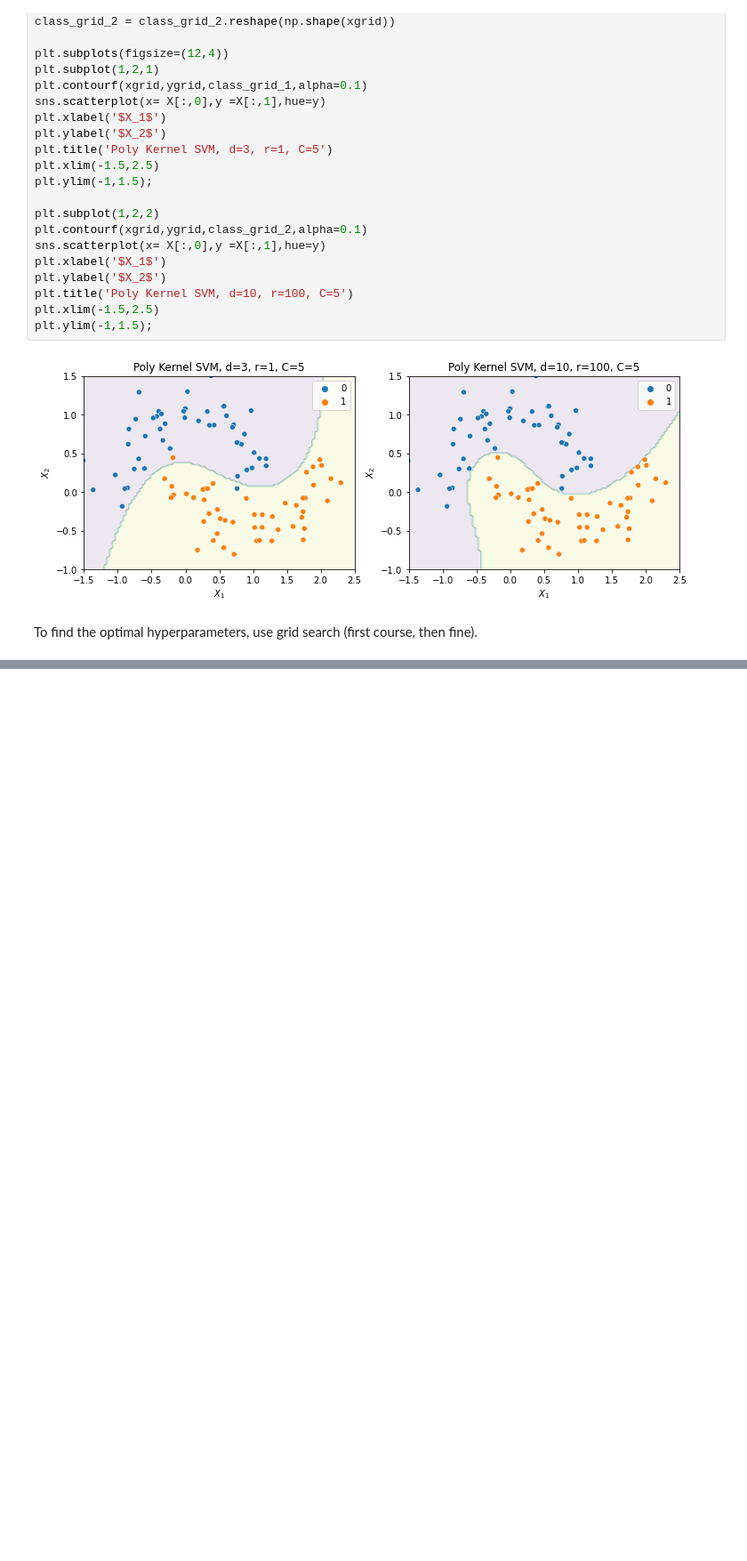
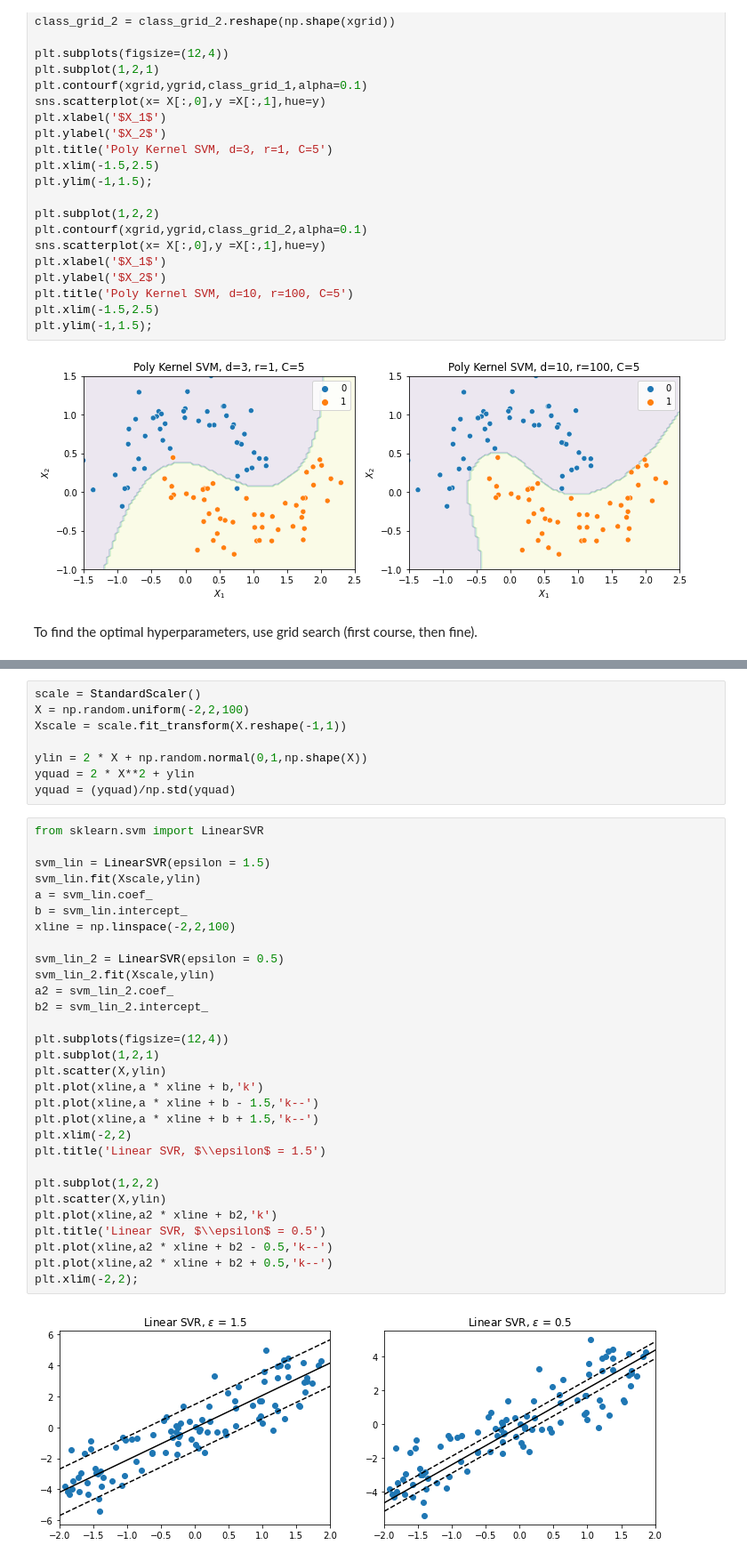
Before and after one commit to mtekant/HOML_2ndEdition, a Jupyter notebook: HOML Notes Ch 5.ipynb, the cells around one changed output, grey strips where cells are left out. Shown at 89% size. Saved outputs shown, nothing was run; the diff lists cells and outputs as text; blank space fills up the shorter version.

```diff
--- a/HOML Notes Ch 5.ipynb
+++ b/HOML Notes Ch 5.ipynb
@@ -232,0 +268,40 @@ To find the optimal hyperparameters, use grid search (first course, then fine).
+# %%
+scale = StandardScaler()
+X = np.random.uniform(-2,2,100)
+Xscale = scale.fit_transform(X.reshape(-1,1))
+
+ylin = 2 * X + np.random.normal(0,1,np.shape(X))
+yquad = 2 * X**2 + ylin
+yquad = (yquad)/np.std(yquad)
+# %%
+from sklearn.svm import LinearSVR
+
+svm_lin = LinearSVR(epsilon = 1.5)
+svm_lin.fit(Xscale,ylin)
+a = svm_lin.coef_
+b = svm_lin.intercept_
+xline = np.linspace(-2,2,100)
+
+svm_lin_2 = LinearSVR(epsilon = 0.5)
+svm_lin_2.fit(Xscale,ylin)
+a2 = svm_lin_2.coef_
+b2 = svm_lin_2.intercept_
+
+plt.subplots(figsize=(12,4))
+plt.subplot(1,2,1)
+plt.scatter(X,ylin)
+plt.plot(xline,a * xline + b,'k')
+plt.plot(xline,a * xline + b - 1.5,'k--')
+plt.plot(xline,a * xline + b + 1.5,'k--')
+plt.xlim(-2,2)
+plt.title('Linear SVR, $\\epsilon$ = 1.5')
+
+plt.subplot(1,2,2)
+plt.scatter(X,ylin)
+plt.plot(xline,a2 * xline + b2,'k')
+plt.title('Linear SVR, $\\epsilon$ = 0.5')
+plt.plot(xline,a2 * xline + b2 - 0.5,'k--')
+plt.plot(xline,a2 * xline + b2 + 0.5,'k--')
+plt.xlim(-2,2);
+# %% [output]
+[figure, added]
```
Also changed, not shown: parts of 6 cells of this notebook.
